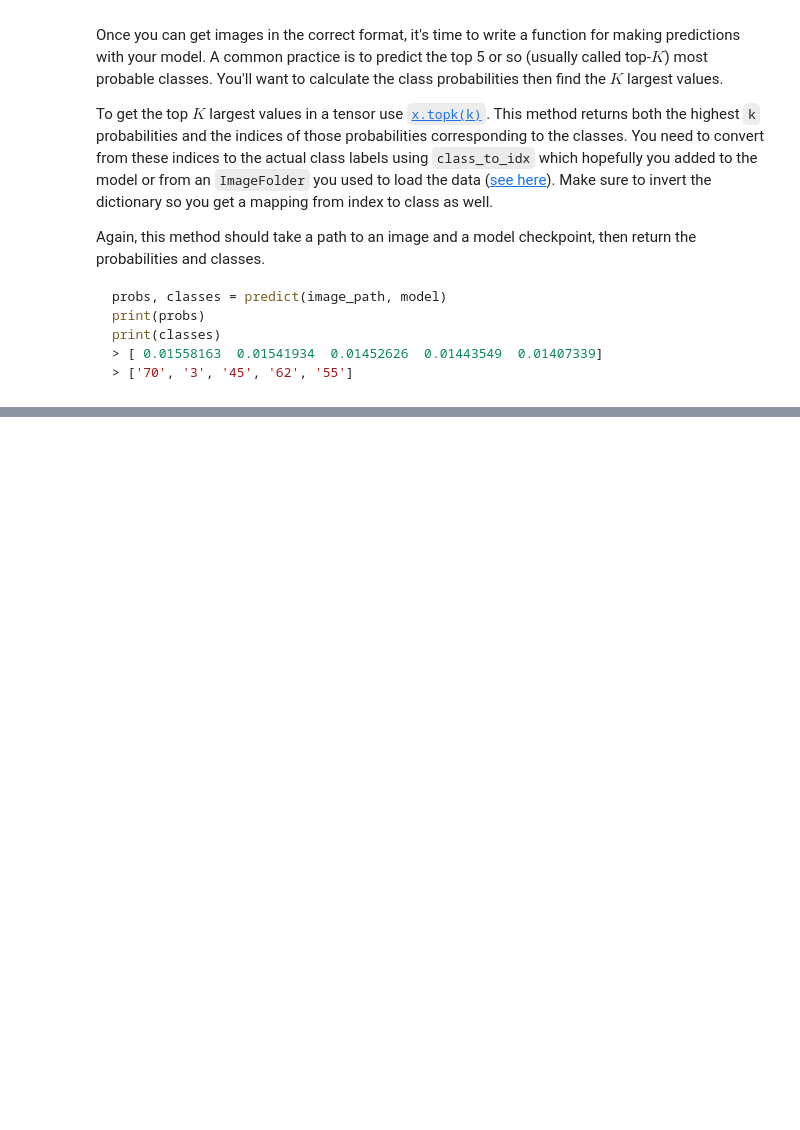
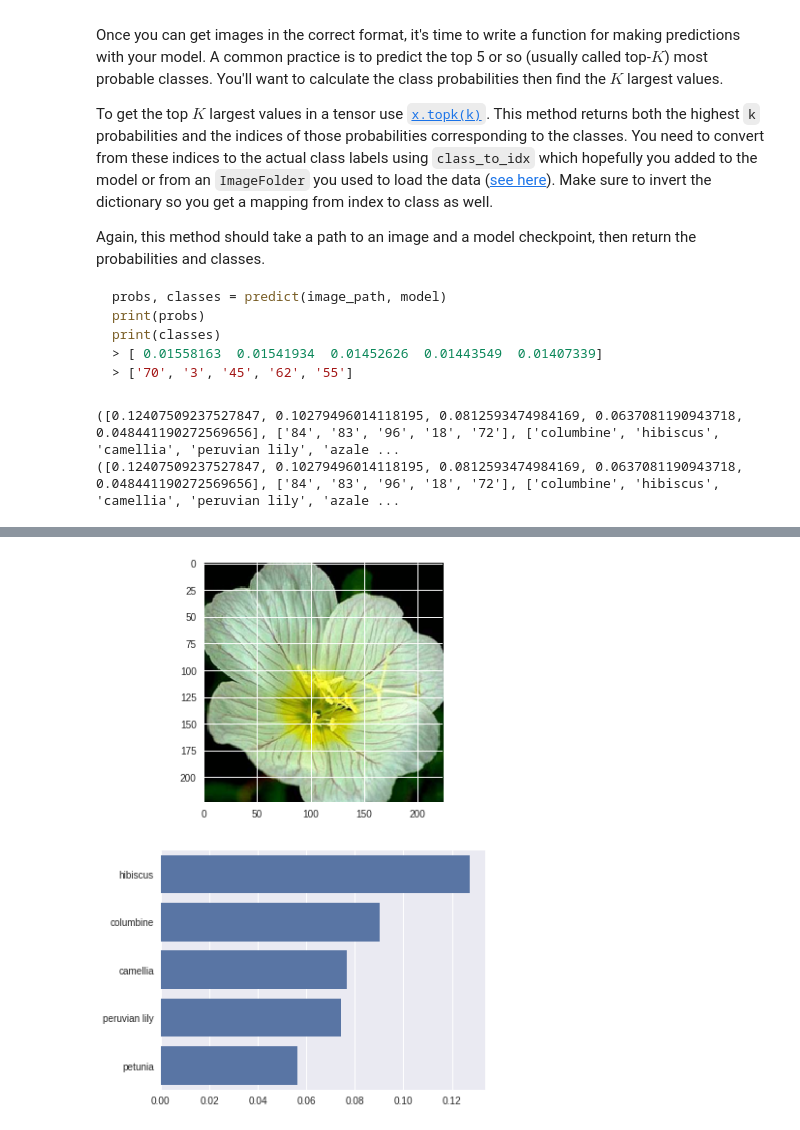
Before and after one commit to CJL810/udacity-pytorch-challenge, a Jupyter notebook: Image_Classifier_Project.ipynb, the cells around one changed output, grey strips where cells are left out. Saved outputs shown, nothing was run; the diff lists cells and outputs as text; code cells hidden in the pictures; blank space fills up the shorter version.

```diff
--- a/Image_Classifier_Project.ipynb
+++ b/Image_Classifier_Project.ipynb
@@ -486,3 +544,13 @@ def predict(image_path, model, topk=5):
+# %%
+model.cpu()
+probs = predict(image_path, model, topk=5)
+classes = predict(image_path, model, topk=5)
+
+print(probs)
+print(classes)
+# %% [output]
+([0.12407509237527847, 0.10279496014118195, 0.0812593474984169, 0.0637081190943718, 0.048441190272569656], ['84', '83', '96', '18', '72'], ['columbine', 'hibiscus', 'camellia', 'peruvian lily', 'azale ...
+([0.12407509237527847, 0.10279496014118195, 0.0812593474984169, 0.0637081190943718, 0.048441190272569656], ['84', '83', '96', '18', '72'], ['columbine', 'hibiscus', 'camellia', 'peruvian lily', 'azale ...
 # %% [markdown]
 ## Sanity Checking
 
@@ -495,0 +562,21 @@ You can convert from the class integer encoding to actual flower names with the
+# %%
+# TODO: Display an image along with the top 5 classes
+
+def plot_solution(image_path, model):
+    # Set up plot
+    plt.figure(figsize = (6,10))
+    ax = plt.subplot(2,1,1)
+    # Plot flower
+    img = process_image(image_path)
+    imshow(img, ax, title = 'flower');
+    # Make prediction
+    probs, labs, flowers = predict(image_path, model)
+    # Plot bar chart
+    plt.subplot(2,1,2)
+    sns.barplot(x=probs, y=flowers, color=sns.color_palette()[0]);
+    plt.show()
+# %%
+image_path = 'flower_data/valid/1/image_06739.jpg'
+plot_solution(image_path, model)
+# %% [output]
+[figure, added]
```
Also changed, not shown: parts of 12 cells of this notebook.
